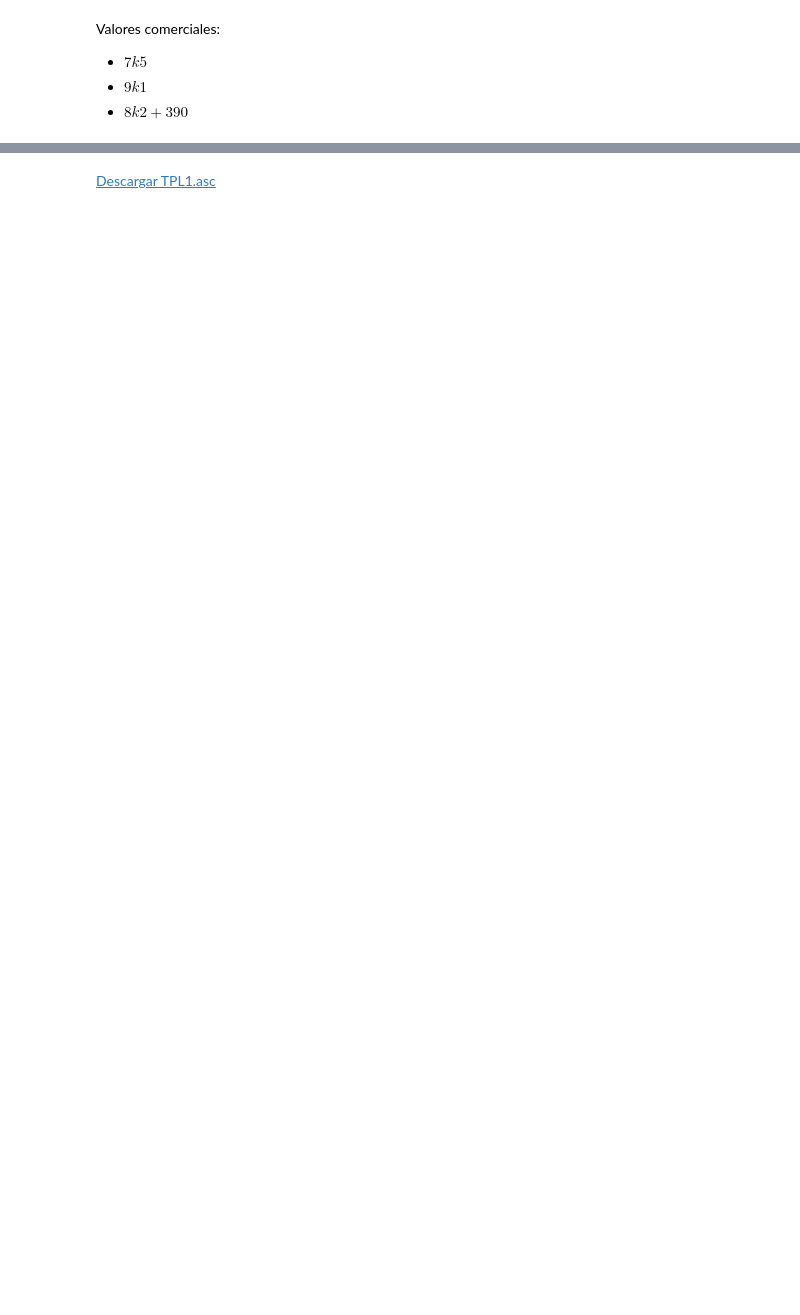
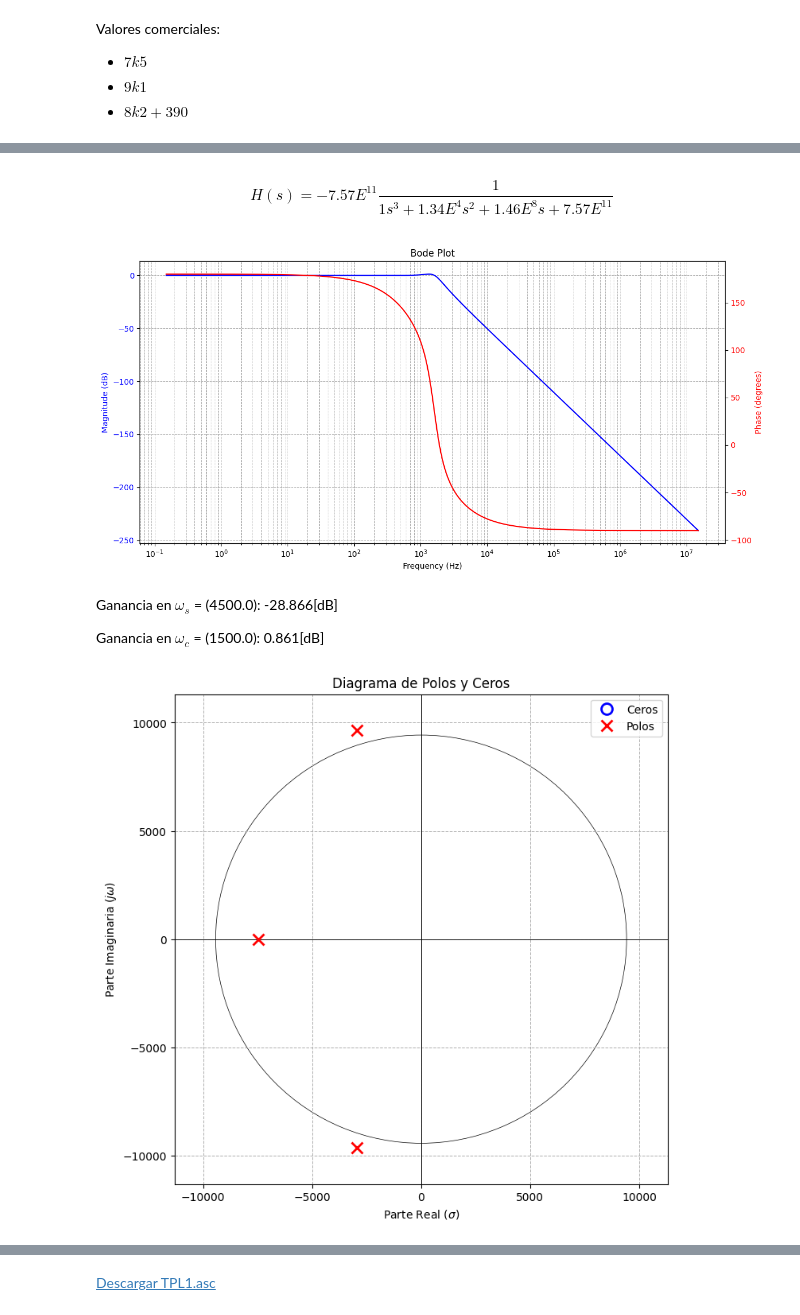
Before and after one commit to fborello-lambda/TC2-2025, a Jupyter notebook: TPL1/TPL1.ipynb, the cells around one changed output, grey strips where cells are left out. Saved outputs shown, nothing was run; the diff lists cells and outputs as text; code cells hidden in the pictures; blank space fills up the shorter version.

```diff
--- a/TPL1/TPL1.ipynb
+++ b/TPL1/TPL1.ipynb
@@ -238,0 +243,16 @@ Valores comerciales:
+# %%
+fc = 1.5e3
+w_c = 2 * np.pi * fc
+
+denom2 = sp.denom(T2)
+denom2 = sp.expand(denom2)
+terms = denom2.as_ordered_terms()
+w = sp.sqrt(terms[-1])
+w_over_Q = terms[-2] / s
+_Q = w / w_over_Q
+_k = 1
+_w0 = w * w_c
+
+components = {"C": 1 / _w0, "R1": 1 / _k, "R2": _Q, "R3": 1}
+T2_eval, _ = usynth.synth_ackerberg_mossberg(components=components)
+usynth.get_values_ackerberg_mossberg(C_forced=10e-9, _w0=_w0, _Q=_Q, _k=_k)
@@ -238,0 +272,9 @@ Valores comerciales:
+# %%
+denom1 = sp.denom(T1)
+denom1 = sp.expand(denom1)
+terms = denom1.as_ordered_terms()
+w = sp.sqrt(terms[-1])
+_w0 = w * w_c
+
+T1_eval = usynth.synth_RC(_w0)
+usynth.get_values_RC(_w0, C_forced=10e-9)
@@ -239 +289,28 @@ Valores comerciales:
+# %%
+T3_eval = T1_eval * T2_eval
+w = sp.sqrt(terms[-1])
+(magnitude_db, frequencies, _) = uplt.plot_tf(T3_eval, {}, w_c / (2 * np.pi))
+
+idx = np.argmin(np.abs(frequencies - (3 * w_c) / (2 * np.pi)))
+magnitude_at_ws = magnitude_db[idx]
+idx = np.argmin(np.abs(frequencies - (1 * w_c) / (2 * np.pi)))
+magnitude_at_wc = magnitude_db[idx]
+
+markdown_text = rf"""
+Ganancia en $\omega_{{s}}$ = ({(3 * w_c) / (2 * np.pi)}): {magnitude_at_ws:.3f}[dB]
+
+Ganancia en $\omega_{{c}}$ = ({(1 * w_c) / (2 * np.pi)}): {magnitude_at_wc:.3f}[dB]
+"""
+
+display(Markdown(markdown_text))
+
+_ = uplt.plot_polos_ceros(T3_eval, w_c, {})
+# %% [output]
+$$H(s) = -7.57E^{11} \frac{1}{1s^3 + 1.34E^{4}s^2 + 1.46E^{8}s + 7.57E^{11}}$$
+[figure, added]
+
+Ganancia en $\omega_{s}$ = (4500.0): -28.866[dB]
+
+Ganancia en $\omega_{c}$ = (1500.0): 0.861[dB]
+[figure, added]
 # %% [markdown]
```
Also changed, not shown: parts of 19 cells of this notebook, 4 other files.
